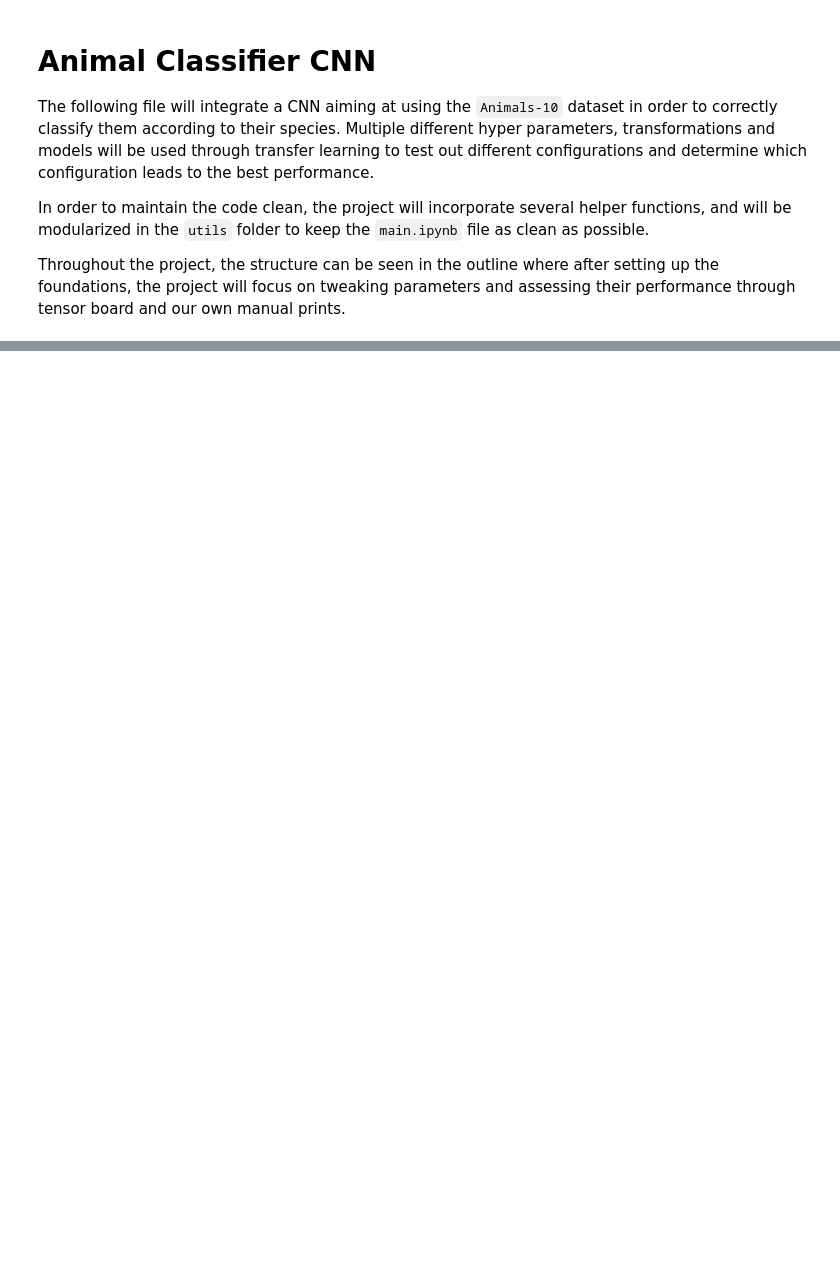
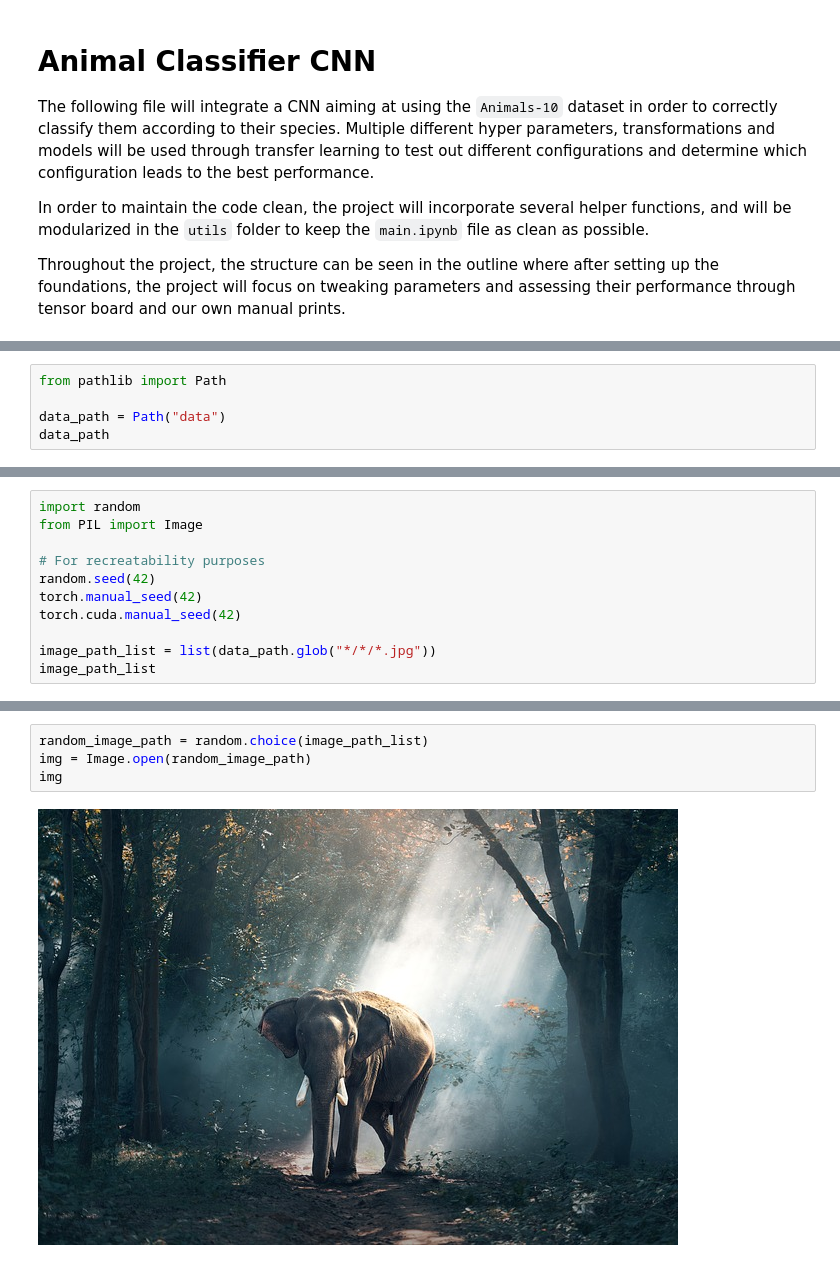
Before and after one commit to Aaron-Serpilin/Animal-Classifier, a Jupyter notebook: main.ipynb, the cells around one changed output, grey strips where cells are left out. Drawn from its saved outputs; the diff is of its cells as text; blank space fills up the shorter version.

Commit message:
Initial Data Preparation Done

```diff
--- a/main.ipynb
+++ b/main.ipynb
@@ -81,3 +81,8 @@ Receiving objects: 100% (26241/26241), 581.78 MiB | 40.93 MiB/s, done.
 Resolving deltas: 100% (16/16), done.
 Updating files: 100% (54850/54850), done.
 Train and Test sets Ready.
+# %%
+from pathlib import Path
+
+data_path = Path("data")
+data_path
@@ -83,0 +123,11 @@ Train and Test sets Ready.
+# %%
+import random
+from PIL import Image
+
+# For recreatability purposes
+random.seed(42)
+torch.manual_seed(42)
+torch.cuda.manual_seed(42)
+
+image_path_list = list(data_path.glob("*/*/*.jpg"))
+image_path_list
@@ -83,0 +152,6 @@ Train and Test sets Ready.
+# %%
+random_image_path = random.choice(image_path_list)
+img = Image.open(random_image_path)
+img
+# %% [output]
+[figure, added]
```
Also changed, not shown: parts of 16 cells of this notebook.
